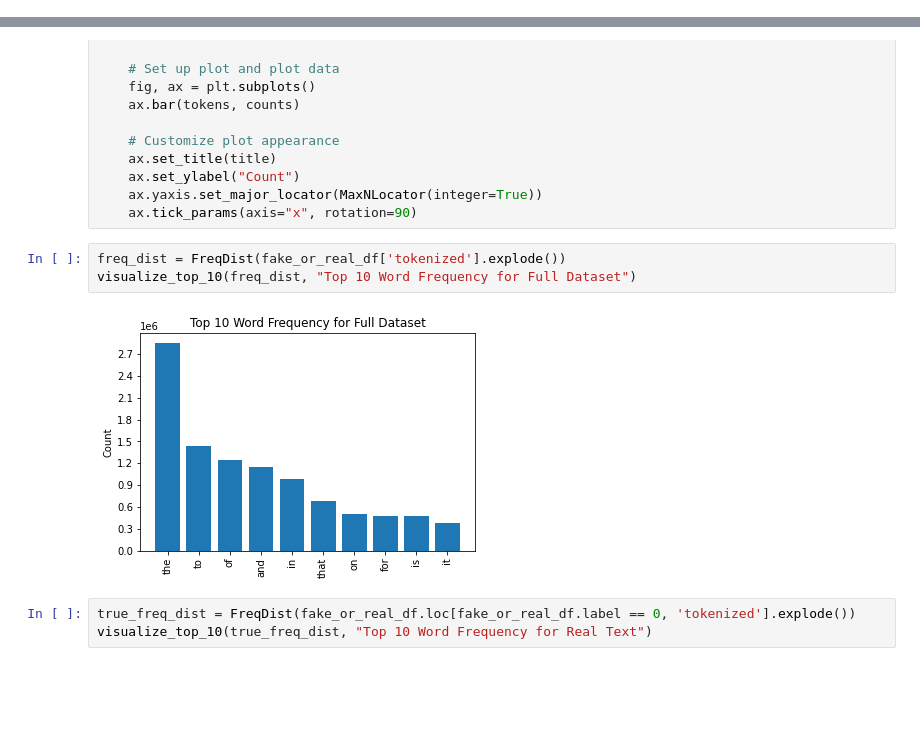
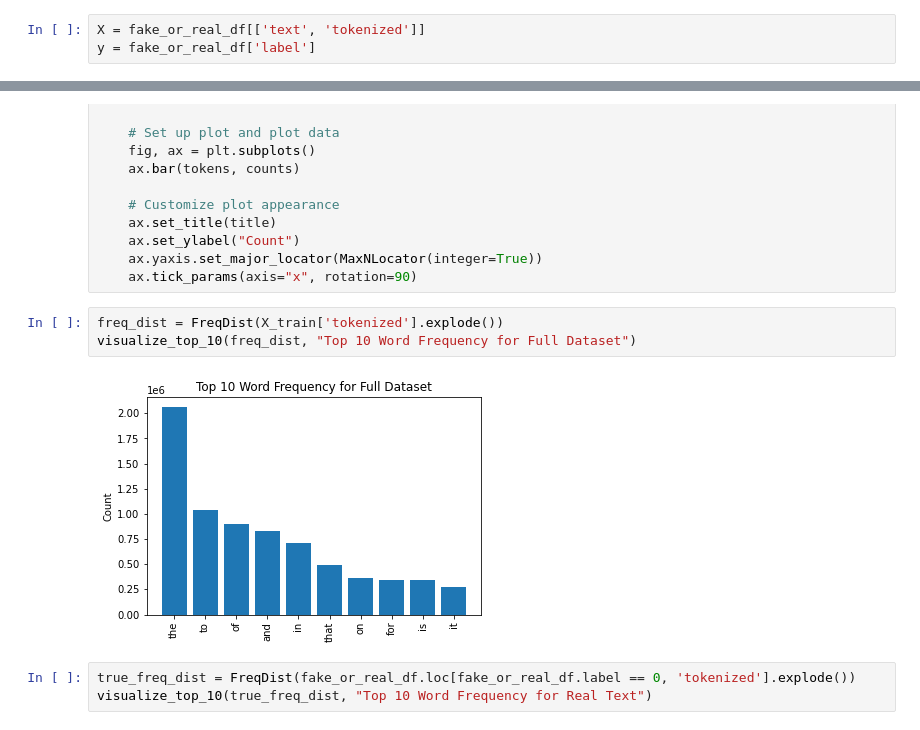
Before and after one commit to bentoler22/Phase_5_Project, a Jupyter notebook: Fake News Detection.ipynb, the cells around one changed output, grey strips where cells are left out. Saved outputs shown, nothing was run; the diff lists cells and outputs as text; blank space fills up the shorter version.

```diff
--- a/Fake News Detection.ipynb
+++ b/Fake News Detection.ipynb
@@ -173,0 +149,3 @@ fake_or_real_df
+# %%
+X = fake_or_real_df[['text', 'tokenized']]
+y = fake_or_real_df['label']
@@ -191,10 +203,10 @@ def visualize_top_10(freq_dist, title):
     ax.yaxis.set_major_locator(MaxNLocator(integer=True))
     ax.tick_params(axis="x", rotation=90)
 # %%
-freq_dist = FreqDist(fake_or_real_df['tokenized'].explode())
+freq_dist = FreqDist(X_train['tokenized'].explode())
 visualize_top_10(freq_dist, "Top 10 Word Frequency for Full Dataset")
 # %% [output]
-[figure, old version]
+[figure, new version]
 # %%
 true_freq_dist = FreqDist(fake_or_real_df.loc[fake_or_real_df.label == 0, 'tokenized'].explode())
 visualize_top_10(true_freq_dist, "Top 10 Word Frequency for Real Text")
```
Also changed, not shown: parts of 24 cells of this notebook.
